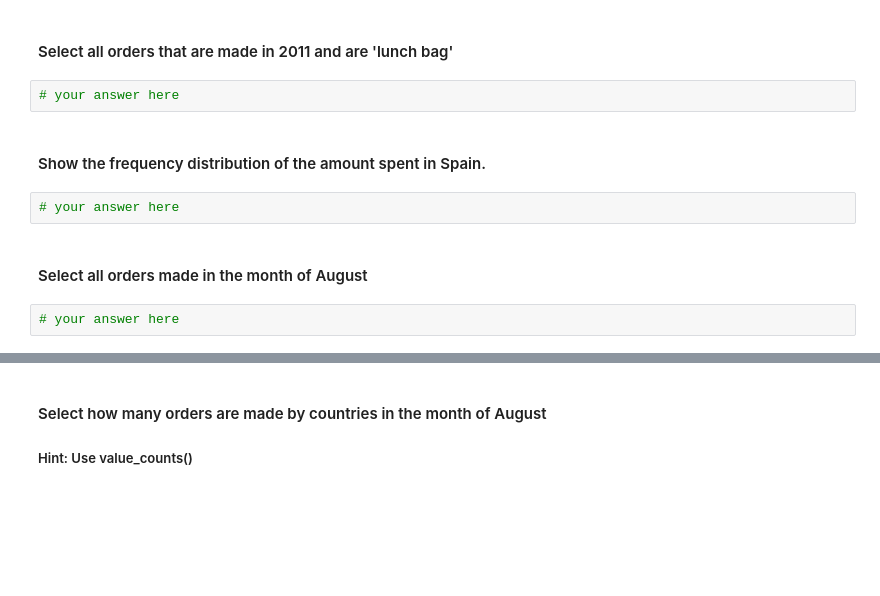
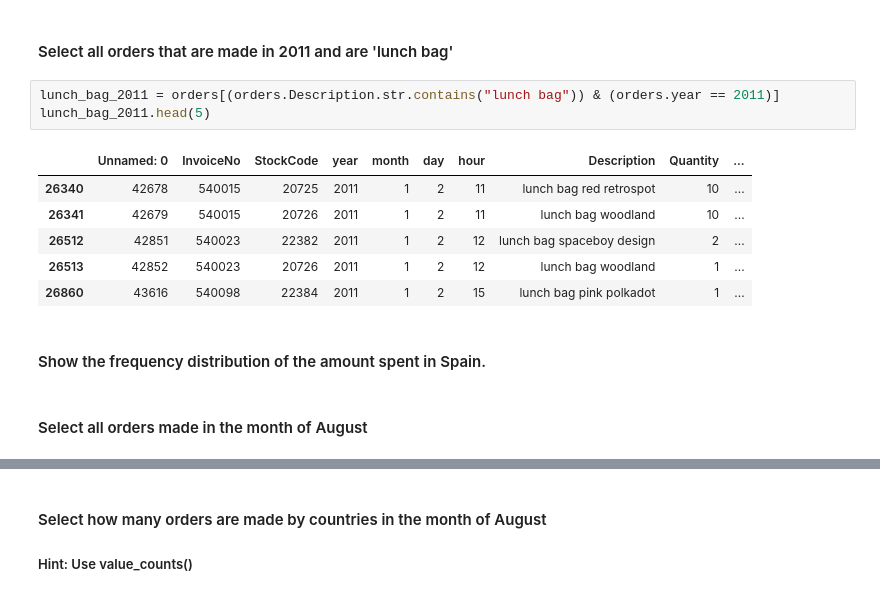
Before and after one commit to Ironhack-Data-Madrid-Enero-2022/lab-subsetting-and-descriptive-stats, a Jupyter notebook: your-code/main.ipynb, the cells around one changed output, grey strips where cells are left out. Drawn from its saved outputs; the diff is of its cells as text; blank space fills up the shorter version.

```diff
--- a/your-code/main.ipynb
+++ b/your-code/main.ipynb
@@ -428,12 +453,16 @@ AttributeError: 'DataFrameGroupBy' object has no attribute 'value_counts'
 # %% [markdown]
 #### Select all orders that are made in 2011 and are 'lunch bag'
-# %%
-# your answer here
+# %%
+lunch_bag_2011 = orders[(orders.Description.str.contains("lunch bag")) & (orders.year == 2011)]
+lunch_bag_2011.head(5)
+# %% [output]
+|  | Unnamed: 0 | InvoiceNo | StockCode | year | month | day | hour | Description | Quantity | ... |
+| 26340 | 42678 | 540015 | 20725 | 2011 | 1 | 2 | 11 | lunch bag red retrospot | 10 | ... |
+| 26341 | 42679 | 540015 | 20726 | 2011 | 1 | 2 | 11 | lunch bag woodland | 10 | ... |
+| 26512 | 42851 | 540023 | 22382 | 2011 | 1 | 2 | 12 | lunch bag spaceboy design | 2 | ... |
+| 26513 | 42852 | 540023 | 20726 | 2011 | 1 | 2 | 12 | lunch bag woodland | 1 | ... |
+| 26860 | 43616 | 540098 | 22384 | 2011 | 1 | 2 | 15 | lunch bag pink polkadot | 1 | ... |
 # %% [markdown]
 #### Show the frequency distribution of the amount spent in Spain.
-# %%
-# your answer here
 # %% [markdown]
 #### Select all orders made in the month of August
-# %%
-# your answer here
```
Also changed, not shown: parts of 20 cells of this notebook.
